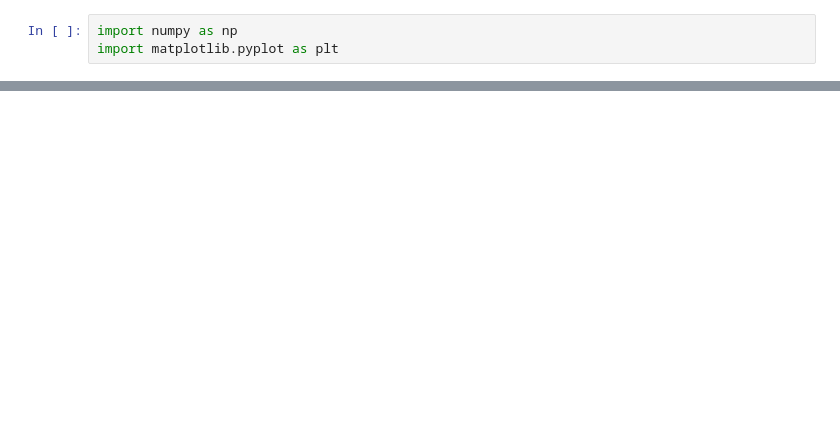
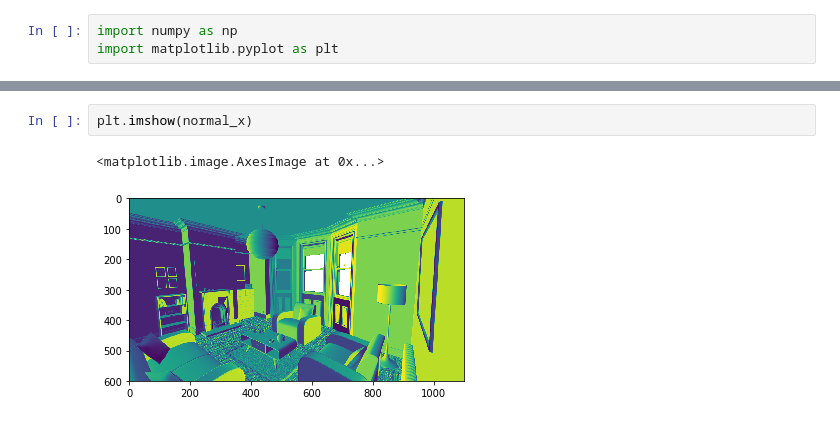
Before and after one commit to Arjun-Arora/CS348B_project, a Jupyter notebook: project/Untitled.ipynb, the cells around one changed output, grey strips where cells are left out. Saved outputs shown, nothing was run; the diff lists cells and outputs as text; blank space fills up the shorter version.

```diff
--- a/project/Untitled.ipynb
+++ b/project/Untitled.ipynb
@@ -51,0 +23,5 @@ plt.imshow(depth_map , cmap='gray')
+# %%
+plt.imshow(normal_x)
+# %% [output]
+<matplotlib.image.AxesImage at 0x...>
+[figure, added]
```
Also changed, not shown: parts of 10 cells of this notebook, 12 other files.
